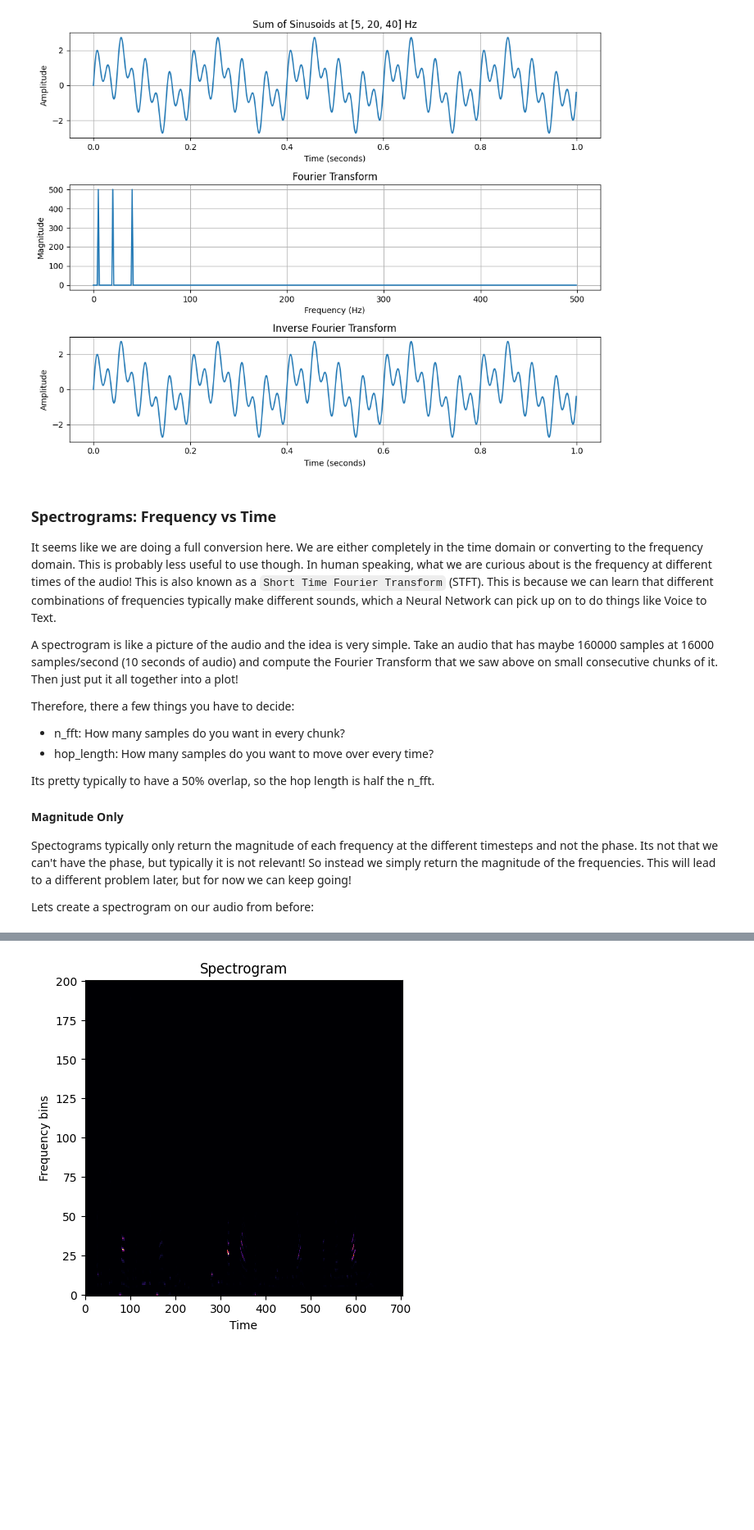
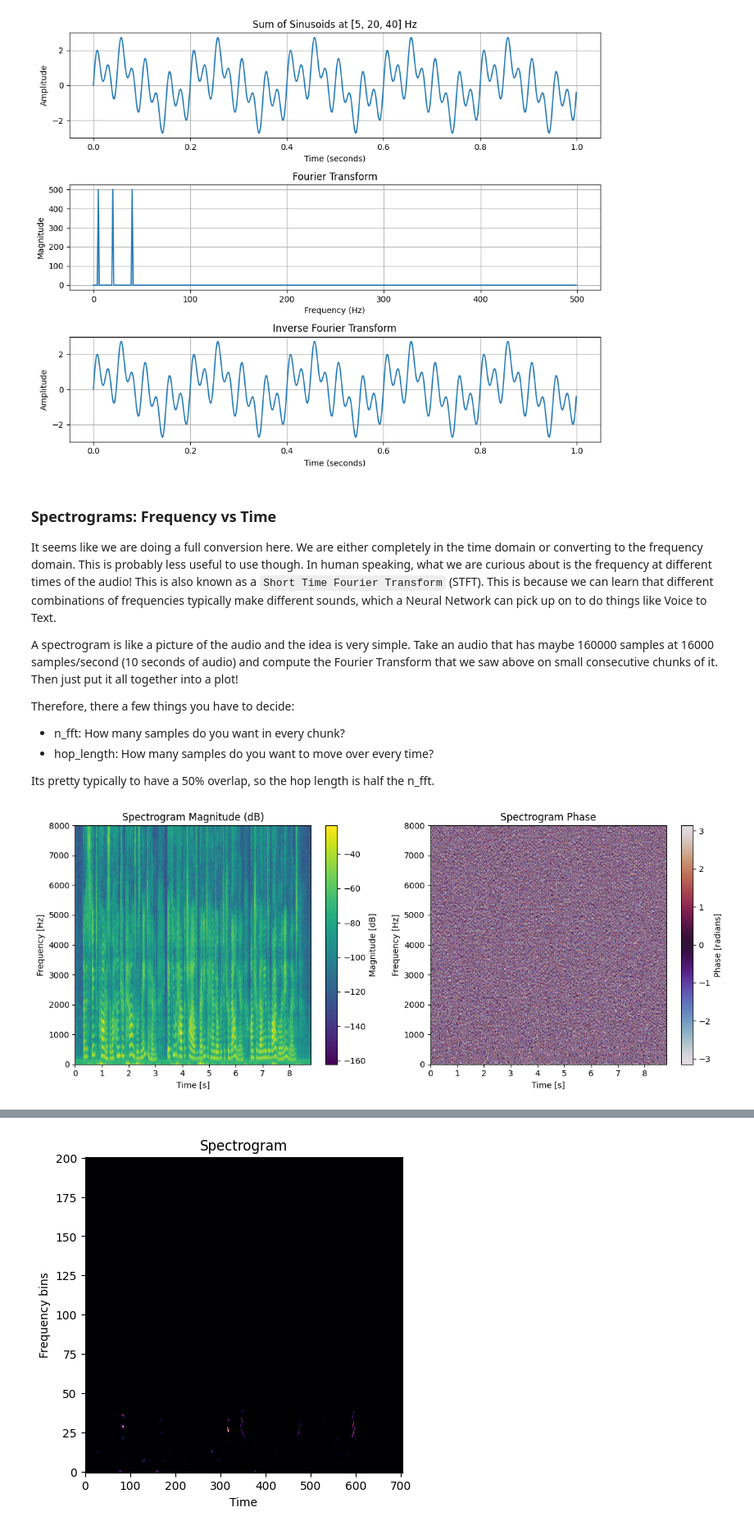
Before and after one commit to manashchak/mcb_PyTorch-Adventures, a Jupyter notebook: PyTorch for Audio/Intro to Audio Processing/intro_to_audio_processing.ipynb, the cells around one changed output, grey strips where cells are left out. Shown at 82% size. Cells and saved outputs as stored; diff of their text form; code cells hidden in the pictures; blank space fills up the shorter version.

Commit message:
added in visual of stft phase information

```diff
--- a/PyTorch for Audio/Intro to Audio Processing/intro_to_audio_processing.ipynb
+++ b/PyTorch for Audio/Intro to Audio Processing/intro_to_audio_processing.ipynb
@@ -323,9 +323,34 @@ Therefore, there a few things you have to decide:
 - hop_length: How many samples do you want to move over every time?
 
 Its pretty typically to have a 50% overlap, so the hop length is half the n_fft.
-
-#### Magnitude Only
-
-Spectograms typically only return the magnitude of each frequency at the different timesteps and not the phase. Its not that we can't have the phase, but typically it is not relevant! So instead we simply return the magnitude of the frequencies. This will lead to a different problem later, but for now we can keep going!
-
-Lets create a spectrogram on our audio from before:
+# %%
+from scipy.signal import stft
+
+# Compute complex spectrogram using STFT
+f, t_spec, Zxx = stft(audio, fs=16000, nperseg=400, noverlap=200)
+
+# Magnitude and Phase
+magnitude = np.abs(Zxx)
+phase = np.angle(Zxx)
+
+# Plot magnitude
+plt.figure(figsize=(12, 5))
+plt.subplot(1, 2, 1)
+plt.pcolormesh(t_spec, f, 20 * np.log10(magnitude + 1e-10), shading='gouraud')
+plt.title('Spectrogram Magnitude (dB)')
+plt.xlabel('Time [s]')
+plt.ylabel('Frequency [Hz]')
+plt.colorbar(label='Magnitude [dB]')
+
+# Plot phase
+plt.subplot(1, 2, 2)
+plt.pcolormesh(t_spec, f, phase, shading='gouraud', cmap='twilight')
+plt.title('Spectrogram Phase')
+plt.xlabel('Time [s]')
+plt.ylabel('Frequency [Hz]')
+plt.colorbar(label='Phase [radians]')
+
+plt.tight_layout()
+plt.show()
+# %% [output]
+[figure, added]
```
Also changed, not shown: parts of 2 cells of this notebook.
